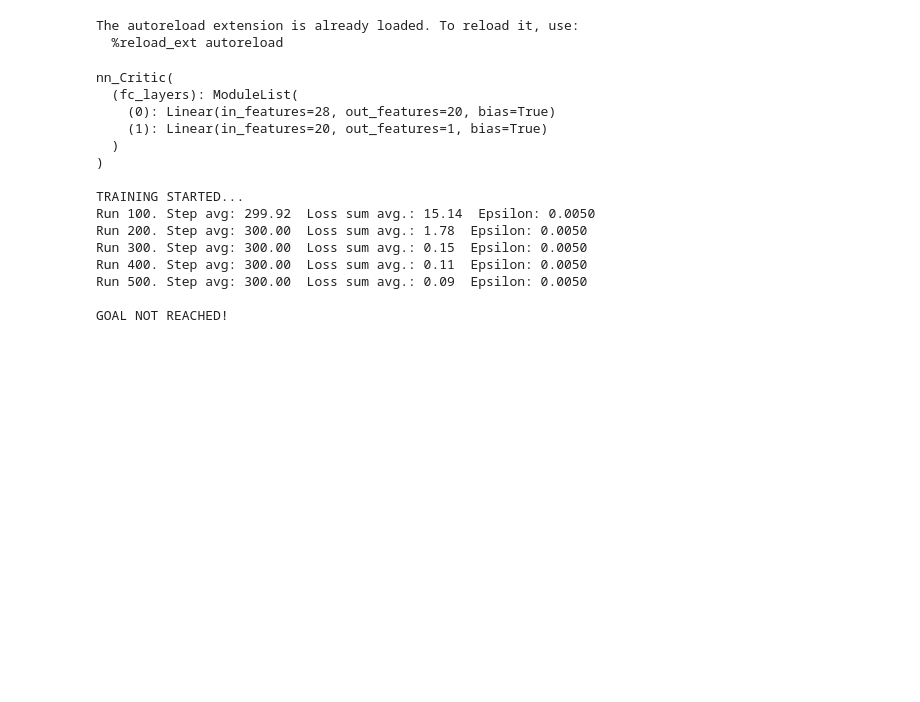
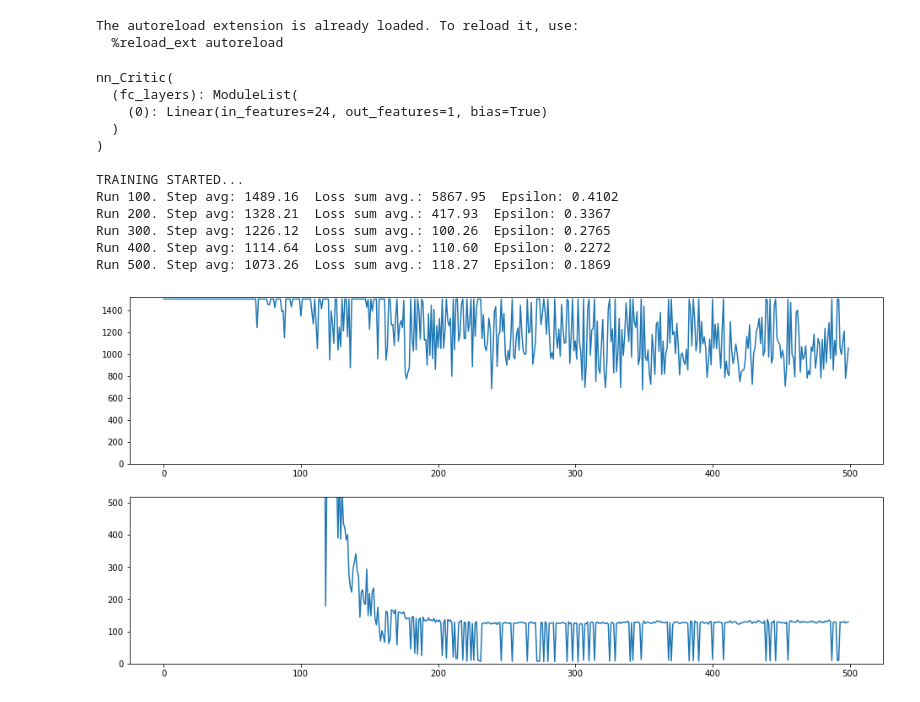
Before and after one commit to amshasund/IT3105, a Jupyter notebook: project_3/graphics.ipynb, the cells around one changed output. Drawn from its saved outputs; the diff is of its cells as text; code cells hidden in the pictures; blank space fills up the shorter version.

```diff
--- a/project_3/graphics.ipynb
+++ b/project_3/graphics.ipynb
@@ -15,33 +11,31 @@ a.render(fig, ax)
 # %%
 env_aprox = Acrobat()
 
 actor_aprox = actor.Actor(env_aprox.num_actions,
                           env_aprox.num_states,
                           learning_rate=0.005,
                           discount_factor=0.95,
-                          expl_rate=0.005,
+                          expl_rate=0.5,
                           expl_decay=0.998,
-                          trace_decay=0.95)
+                          trace_decay=0.97)
 
-critic_nn = critic.Critic(len(env_aprox.get_state()), [20, 1], learning_rate=0.001, discount_factor=0.99)
+critic_nn = critic.Critic(len(env_aprox.get_state()), [1], learning_rate=0.001, discount_factor=0.99)
 
 agent_aprox = agent.Agent(env_aprox, critic_nn, actor_aprox)
 
-train_history = agent_aprox.train(max_runs=500, max_length=300)
+train_history = agent_aprox.train(max_runs=500, max_length=1500)
 # %% [output]
 nn_Critic(
   (fc_layers): ModuleList(
-    (0): Linear(in_features=28, out_features=20, bias=True)
-    (1): Linear(in_features=20, out_features=1, bias=True)
+    (0): Linear(in_features=24, out_features=1, bias=True)
   )
 )
 
 TRAINING STARTED...
-Run 100. Step avg: 299.92  Loss sum avg.: 15.14  Epsilon: 0.0050
-Run 200. Step avg: 300.00  Loss sum avg.: 1.78  Epsilon: 0.0050
-Run 300. Step avg: 300.00  Loss sum avg.: 0.15  Epsilon: 0.0050
-Run 400. Step avg: 300.00  Loss sum avg.: 0.11  Epsilon: 0.0050
-Run 500. Step avg: 300.00  Loss sum avg.: 0.09  Epsilon: 0.0050
-
-GOAL NOT REACHED!
+Run 100. Step avg: 1489.16  Loss sum avg.: 5867.95  Epsilon: 0.4102
+Run 200. Step avg: 1328.21  Loss sum avg.: 417.93  Epsilon: 0.3367
+Run 300. Step avg: 1226.12  Loss sum avg.: 100.26  Epsilon: 0.2765
+Run 400. Step avg: 1114.64  Loss sum avg.: 110.60  Epsilon: 0.2272
+Run 500. Step avg: 1073.26  Loss sum avg.: 118.27  Epsilon: 0.1869
+[figure, added]
 # %%
```
Also changed, not shown: parts of 2 cells of this notebook, 3 other files.
